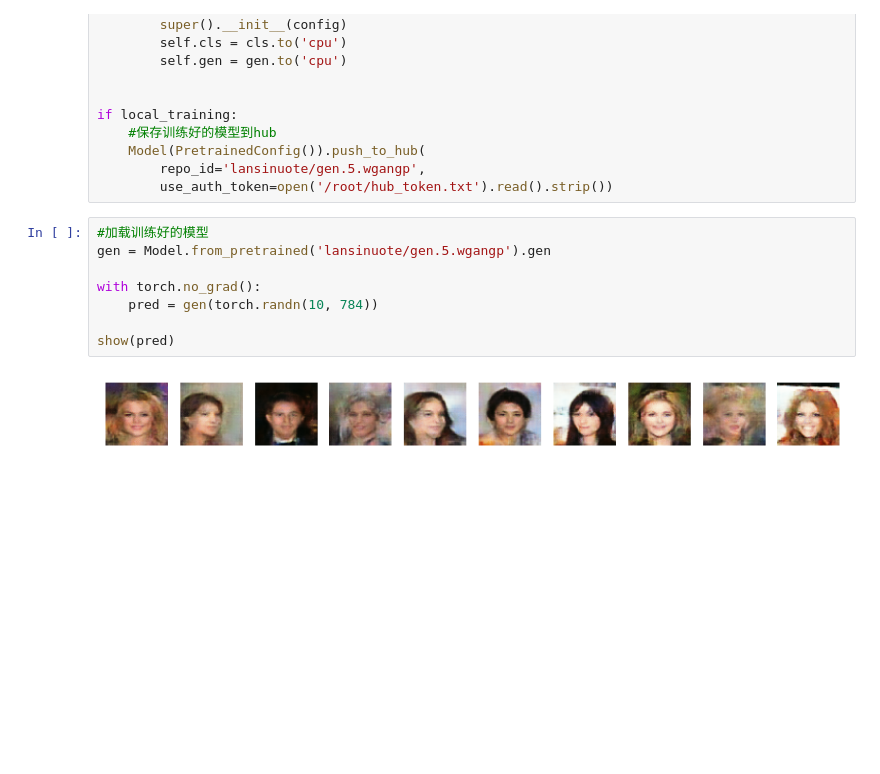
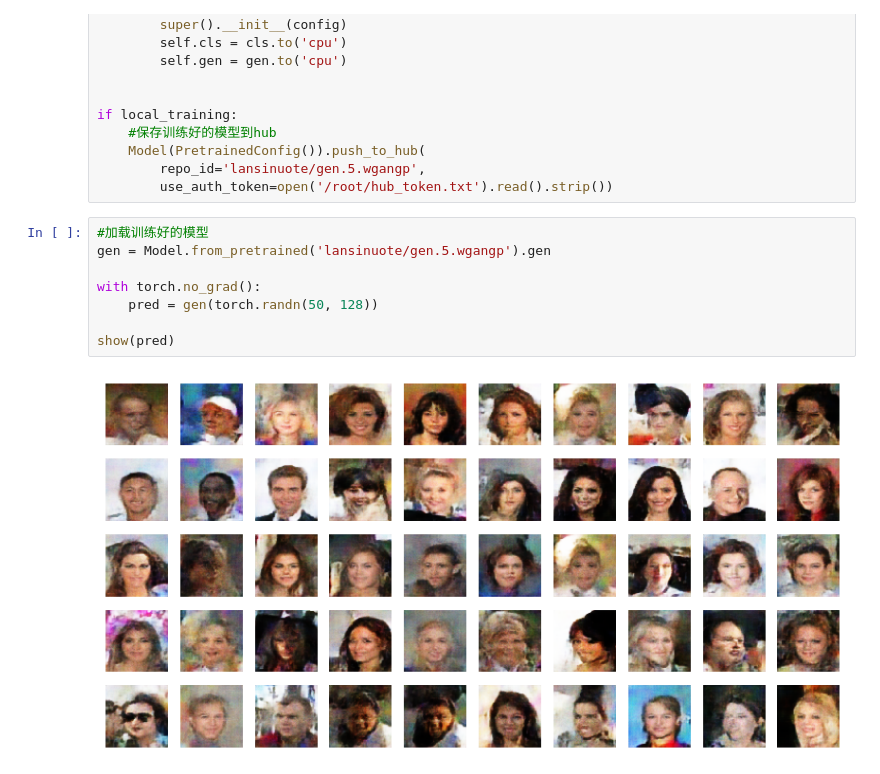
Before and after one commit to lansinuote/Simple_Generative_in_PyTorch, a Jupyter notebook: 5.wgangp.ipynb, the cells around one changed output. Drawn from its saved outputs; the diff is of its cells as text; blank space fills up the shorter version.

```diff
--- a/5.wgangp.ipynb
+++ b/5.wgangp.ipynb
@@ -319,10 +326,10 @@ if local_training:
 # %%
 #加载训练好的模型
 gen = Model.from_pretrained('lansinuote/gen.5.wgangp').gen
 
 with torch.no_grad():
-    pred = gen(torch.randn(10, 784))
+    pred = gen(torch.randn(50, 128))
 
 show(pred)
 # %% [output]
-[figure, old version]
+[figure, new version]
```
Also changed, not shown: parts of 6 cells of this notebook, 4 other files.
